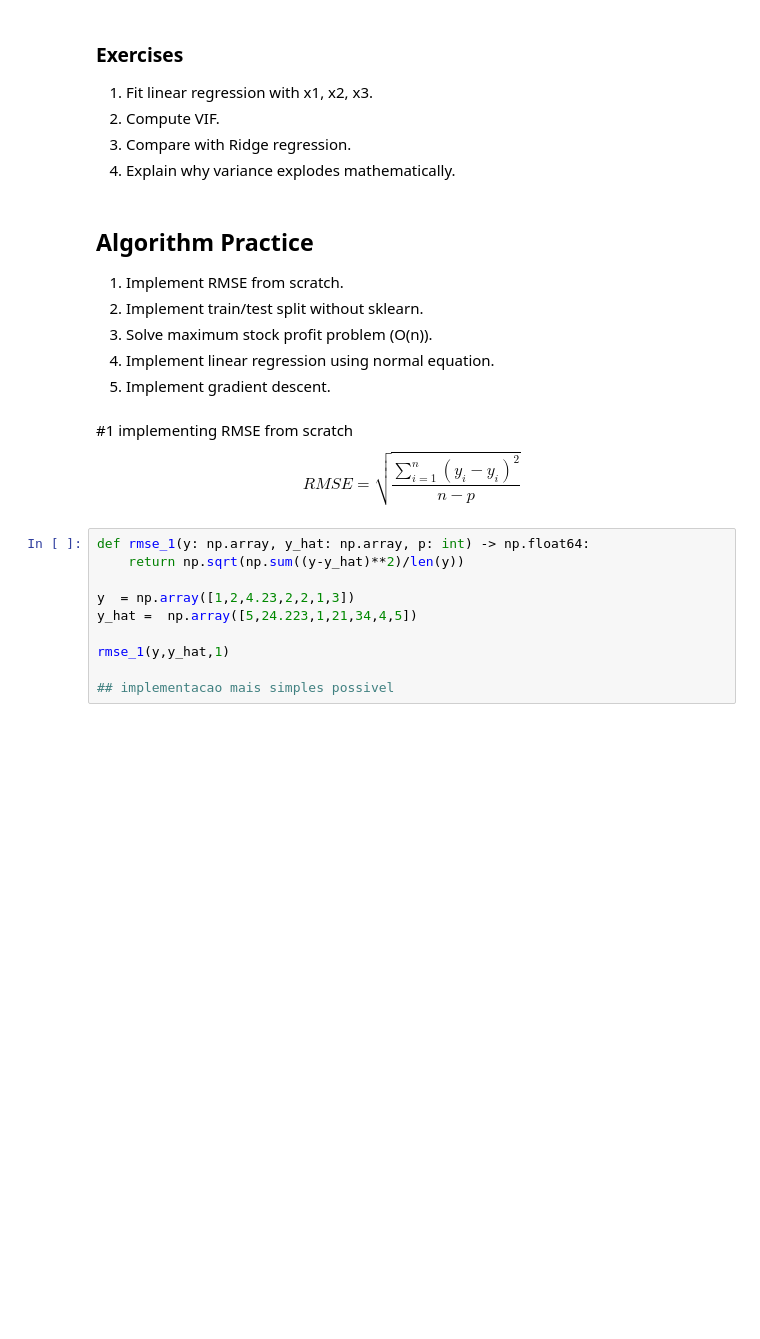
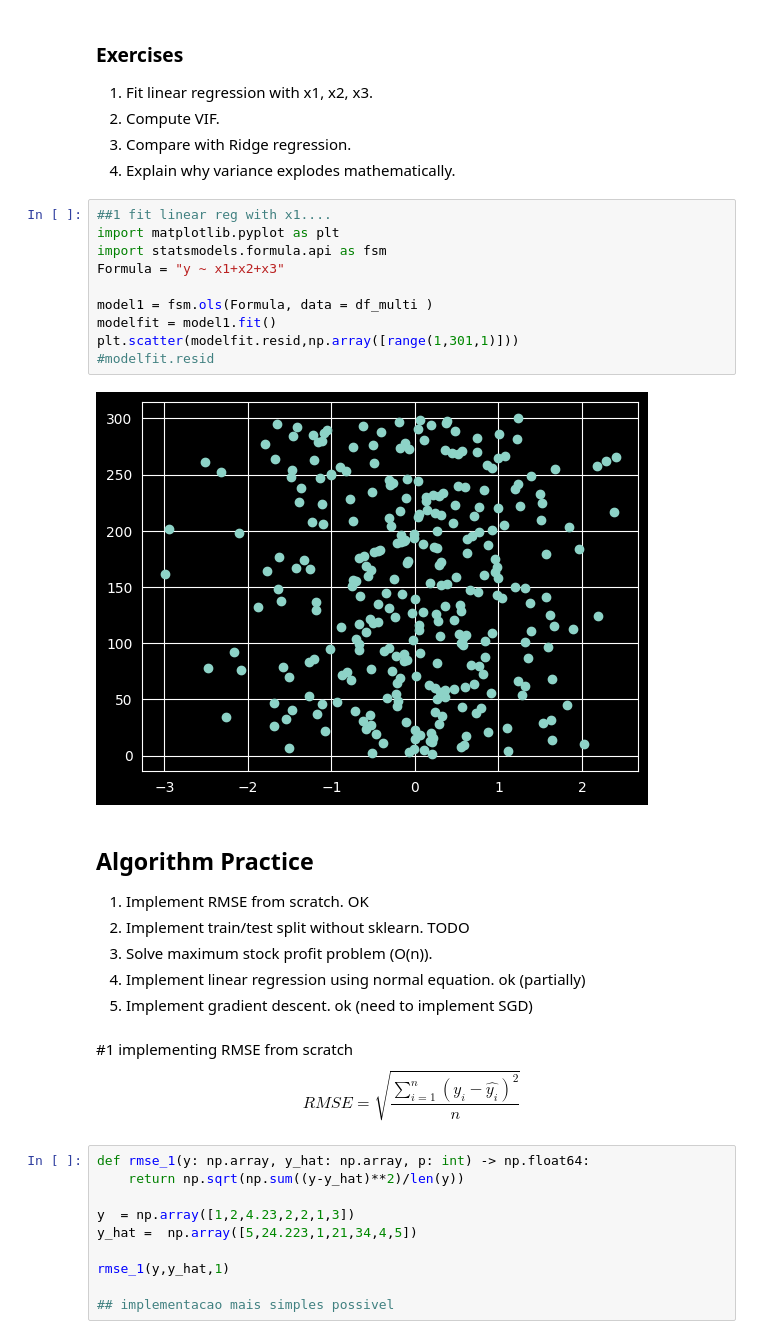
Before and after one commit to Jailsonrs/Ds_Review, a Jupyter notebook: Exercises.ipynb, the cells around one changed output. Cells and saved outputs as stored; diff of their text form; blank space fills up the shorter version.

```diff
--- a/Exercises.ipynb
+++ b/Exercises.ipynb
@@ -147,16 +157,28 @@ df_multi.head()
 2. Compute VIF.
 3. Compare with Ridge regression.
 4. Explain why variance explodes mathematically.
+# %%
+##1 fit linear reg with x1....
+import matplotlib.pyplot as plt
+import statsmodels.formula.api as fsm
+Formula = "y ~ x1+x2+x3"
+
+model1 = fsm.ols(Formula, data = df_multi )
+modelfit = model1.fit()
+plt.scatter(modelfit.resid,np.array([range(1,301,1)]))
+#modelfit.resid
+# %% [output]
+[figure, added]
 # %% [markdown]
 ## Algorithm Practice
-1. Implement RMSE from scratch.
-2. Implement train/test split without sklearn.
+1. Implement RMSE from scratch. OK
+2. Implement train/test split without sklearn. TODO
 3. Solve maximum stock profit problem (O(n)).
-4. Implement linear regression using normal equation.
-5. Implement gradient descent.
+4. Implement linear regression using normal equation. ok (partially)
+5. Implement gradient descent. ok (need to implement SGD)
 # %% [markdown]
 #1 implementing RMSE from scratch
-$$RMSE = \sqrt{\frac{\sum_{i=1}^n(y_i - \hat{y_i})^2}{n-p}}$$
+$$RMSE = \sqrt{\frac{\sum_{i=1}^n(y_i - \hat{y_i})^2}{n}}$$
 # %%
 def rmse_1(y: np.array, y_hat: np.array, p: int) -> np.float64:
     return np.sqrt(np.sum((y-y_hat)**2)/len(y))
```
Also changed, not shown: parts of 4 cells of this notebook.
